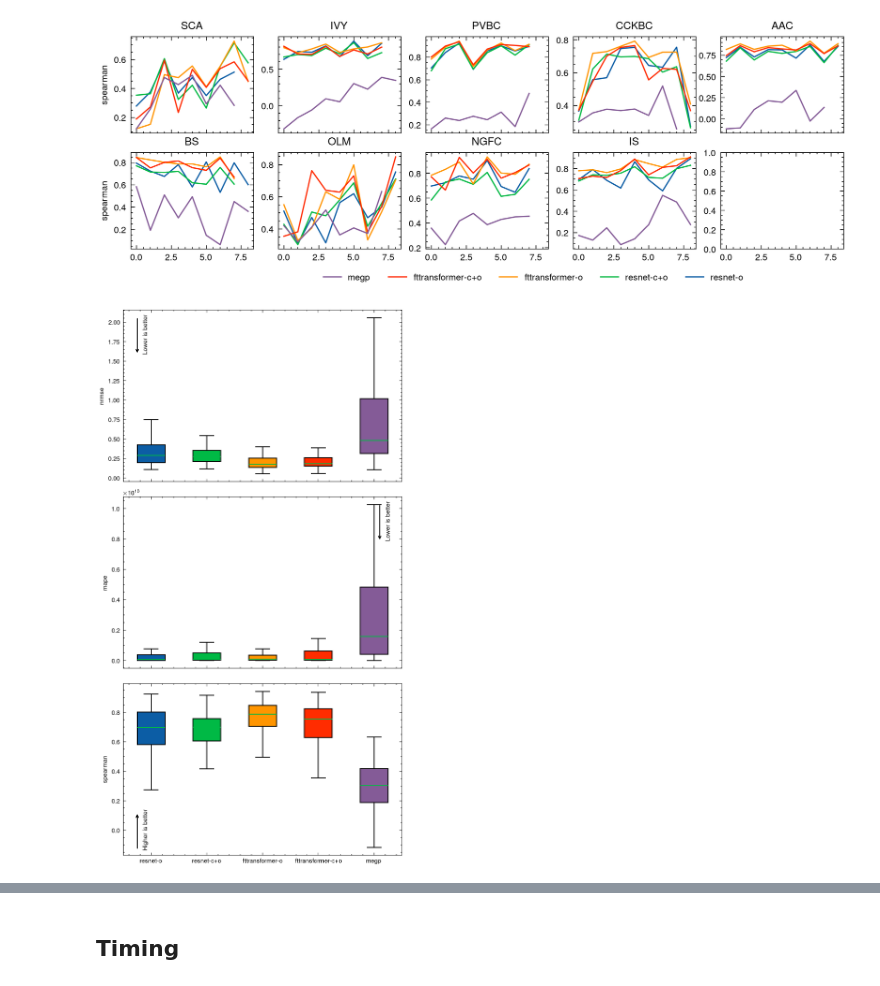
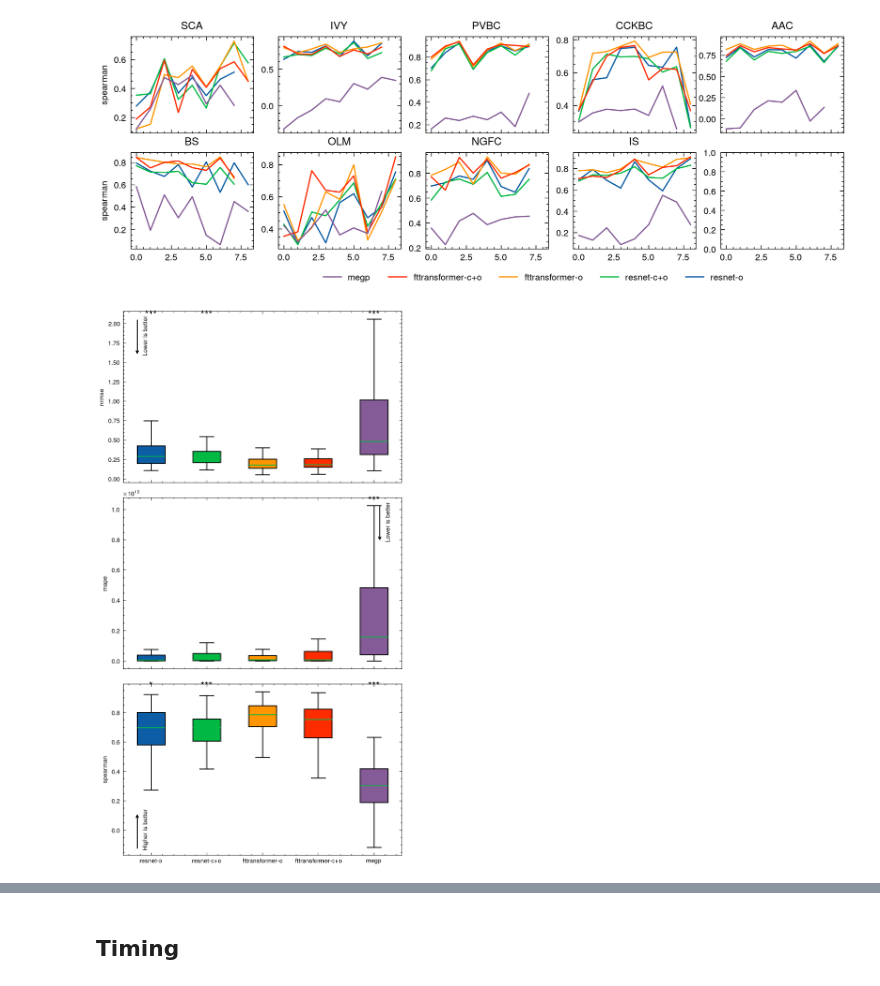
Before and after one commit to GazzolaLab/MultiObjectiveSurrogateOptimization, a Jupyter notebook: figure2.ipynb, the cells around one changed output, grey strips where cells are left out. Saved outputs shown, nothing was run; the diff lists cells and outputs as text; code cells hidden in the pictures.

```diff
--- a/figure2.ipynb
+++ b/figure2.ipynb
@@ -196,9 +196,9 @@ ax2.set_title("Mean")  # , y=0.7)
 # axs[1][0].set_ylabel("Normalized Hypervolume")
 fig.text(0.08, 0.5, "Normalized Hypervolume", va="center", rotation="vertical")
 
-handles, labels = axs[0][0].get_legend_handles_labels()
+handles, ll = axs[0][0].get_legend_handles_labels()
 fig.legend(
-    reversed(handles), reversed(labels), ncol=len(labels), bbox_to_anchor=(0.8, 0.05)
+    reversed(handles), reversed(ll), ncol=len(ll), bbox_to_anchor=(0.8, 0.05)
 )
 
 plt.subplots_adjust(wspace=0.25, hspace=0.3)
@@ -254,3 +320,5 @@ for model in get('interface._ca1_inference').models():
                 timing_metrics[population][model]['predict'].append(
                    epoch['t_y_pred_train']
                 )
+                print(epoch["t_autofit"], model)
+    break
@@ -268,3 +328,4 @@ stash('figure2-timing_metrics', timing_metrics)
 # %%
 prediction_metrics = restore('figure2-prediction_metrics')
 timing_metrics = restore('figure2-timing_metrics')
+metric_names = ['nrmse', 'mape', 'r2', 'spearman']
@@ -271,7 +345,7 @@ timing_metrics = restore('figure2-timing_metrics')
 # %%
 prediction_summary = {}
 
-for metric_name in metrics:
+for metric_name in metric_names:
     if metric_name == 'r2':
         continue
 
@@ -317,12 +391,49 @@ for metric_name in metrics:
 [figure]
 [figure]
 # %%
+from scipy import stats
+
 fig, axs = plt.subplots(len(prediction_summary), 1, figsize=(5, 3* len(prediction_summary)), sharex=True)
+
+def get_significance_stars(p_value):
+    if p_value < 0.001:
+        return '***'
+    elif p_value < 0.01:
+        return '**'
+    elif p_value < 0.05:
+        return '*'
+    else:
+        return ''
+
+significance_results = {}
+for metric_name, model_dict in prediction_summary.items():
+    significance_results[metric_name] = {}
+    models = list(model_dict.keys())
+    if metric_name in ['nrmse', 'mape']:
+        best_model = min(models, key=lambda m: np.mean(model_dict[m]))
+    else:
+        # spearman
+        best_model = max(models, key=lambda m: np.mean(model_dict[m]))
+
+    for model in models:
+        if model != best_model:
+            _, p_value = stats.mannwhitneyu(
+                model_dict[best_model],
+                model_dict[model],
+                alternative='two-sided'
+            )
+            significance_results[metric_name][model] = get_significance_stars(p_value)
+        else:
+            significance_results[metric_name][model] = ''
+
+
+
+
 
 for i, (metric_name, model_dict) in enumerate(prediction_summary.items()):
     ax = axs[i]
     data = [model_dict[model] for model in model_dict]
-    bplot = ax.boxplot(data, labels=list(model_dict.keys()), patch_artist=True, showfliers=False)
+    bplot = ax.boxplot(data, tick_labels=list(model_dict.keys()), patch_artist=True, showfliers=False)
     #ax.set_title(metric)
     ax.set_ylabel(metric_name)
 
@@ -351,33 +462,46 @@ for i, (metric_name, model_dict) in enumerate(prediction_summary.items()):
         )
 
     else:
 
         lx = 0.92 if metric_name == 'mape' else 0.05
         ly = 0.96
         ax.annotate(
             "",
             xy=(lx, ly),
             xytext=(lx, ly - 0.22),
             xycoords="axes fraction",
             arrowprops=dict(arrowstyle="<-", color="black"),
             annotation_clip=False,
         )
         ax.text(
             lx + 0.03,
             ly - 0.1,
             "Lower is better",
             rotation=90,
             va="center",
             ha="center",
             transform=ax.transAxes,
         )
 
+
+
 ax.set_xticks(np.arange(1, len(model_dict) + 1))
 #ax.set_xticklabels(list(model_dict.keys()), rotation=45, ha='right')
 
+
+for i, (metric_name, model_dict) in enumerate(prediction_summary.items()):
+    ax = axs[i]
+
+    for j, model in enumerate(model_dict.keys(), 1):
+        if model in significance_results[metric_name] and significance_results[metric_name][model]:
+            y_max = ax.get_ylim()[1]
+            y_pos = y_max * 0.95
+            ax.text(j, y_pos, significance_results[metric_name][model],
+                   ha='center', va='bottom', fontsize=12, fontweight='bold')
+
 plt.tight_layout()
 plt.show()
 # %% [output]
-[figure, old version]
+[figure, new version]
 # %%
 stash('figure2/prediction-metrics', fig)
```
Also changed, not shown: parts of 16 cells of this notebook.
